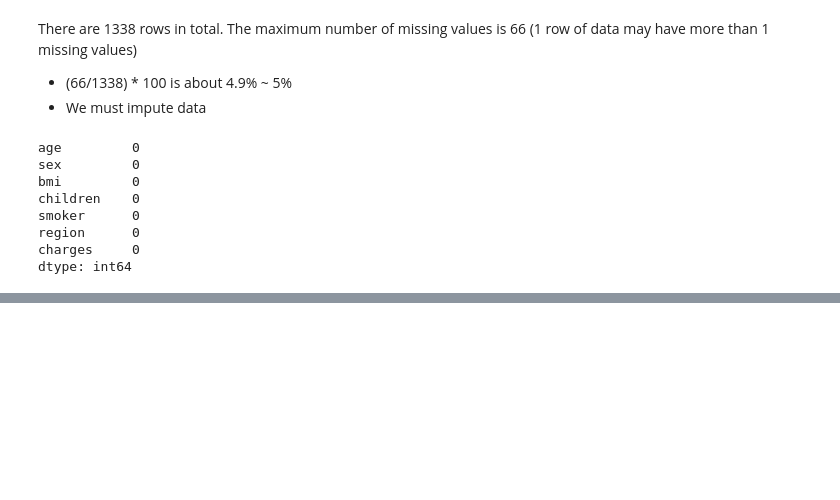
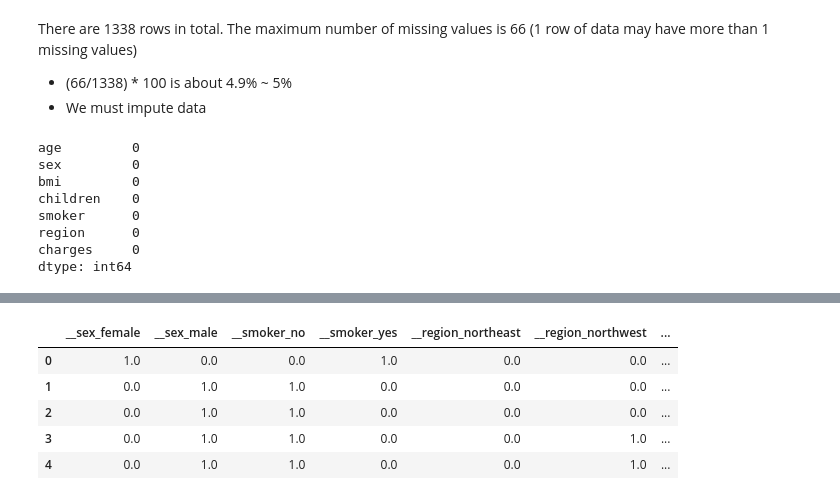
Before and after one commit to uyenhoang99/Real-World-Projects, a Jupyter notebook: Python/from_data_to_dollars_predicting_insurance_charges.ipynb, the cells around one changed output, grey strips where cells are left out. Drawn from its saved outputs; the diff is of its cells as text; code cells hidden in the pictures; blank space fills up the shorter version.

```diff
--- a/Python/from_data_to_dollars_predicting_insurance_charges.ipynb
+++ b/Python/from_data_to_dollars_predicting_insurance_charges.ipynb
@@ -365,0 +419,16 @@ dtype: int64
+# %%
+# OneHotEncoding the dataset
+encoder = OneHotEncoder(handle_unknown='ignore')
+categorical_features = ['sex', 'smoker', 'region']
+ct = ColumnTransformer([('', encoder, categorical_features)], remainder='passthrough')
+encoded_data = ct.fit_transform(df)
+encoded_df = pd.DataFrame(encoded_data, columns = ct.get_feature_names_out())
+
+encoded_df.head()
+# %% [output]
+|  | __sex_female | __sex_male | __smoker_no | __smoker_yes | __region_northeast | __region_northwest | ... |
+| 0 | 1.0 | 0.0 | 0.0 | 1.0 | 0.0 | 0.0 | ... |
+| 1 | 0.0 | 1.0 | 1.0 | 0.0 | 0.0 | 0.0 | ... |
+| 2 | 0.0 | 1.0 | 1.0 | 0.0 | 0.0 | 0.0 | ... |
+| 3 | 0.0 | 1.0 | 1.0 | 0.0 | 0.0 | 1.0 | ... |
+| 4 | 0.0 | 1.0 | 1.0 | 0.0 | 0.0 | 1.0 | ... |
```
Also changed, not shown: parts of 8 cells of this notebook.
